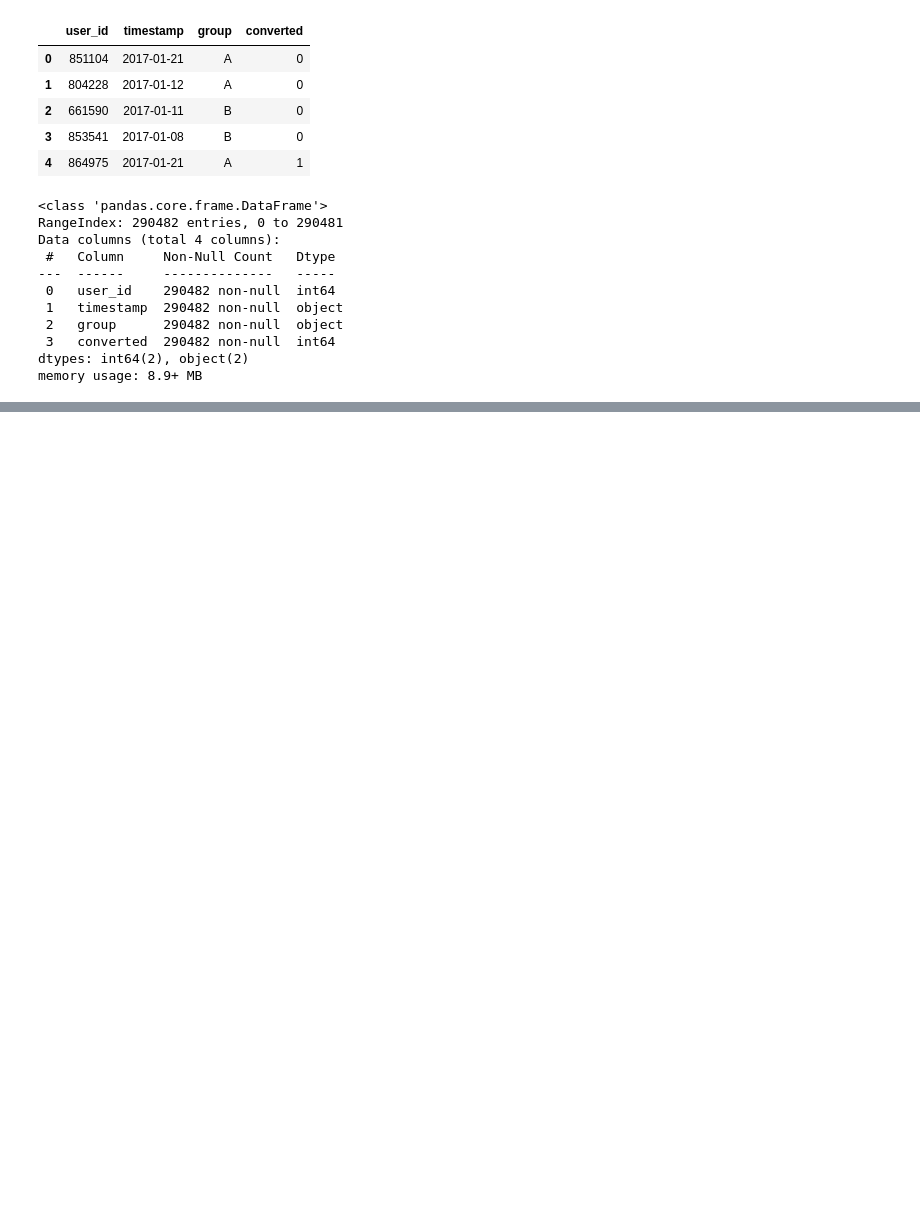
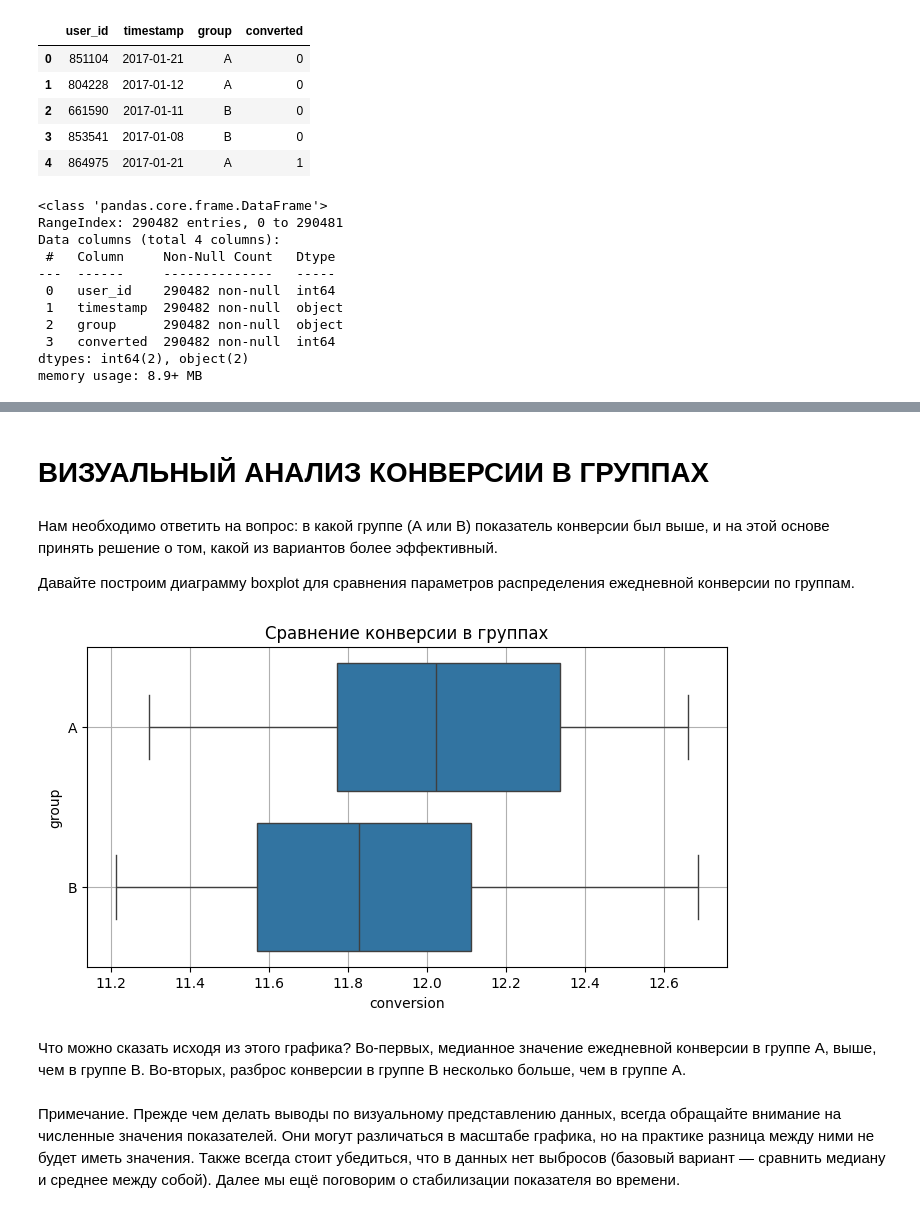
Before and after one commit to lastinm/ml_hw_notebooks, a Jupyter notebook: Модуль_4_AB_тестирование.ipynb, the cells around one changed output, grey strips where cells are left out. Cells and saved outputs as stored; diff of their text form; code cells hidden in the pictures; blank space fills up the shorter version.

```diff
--- a/Модуль_4_AB_тестирование.ipynb
+++ b/Модуль_4_AB_тестирование.ipynb
@@ -38,0 +47,6 @@ ab_data['timestamp'] = pd.to_datetime(ab_data['timestamp'], format='%Y-%m-%d')
+# %%
+daily_data = ab_data.groupby(['timestamp','group']).agg({
+    'user_id':'count',
+    'converted':'sum'
+}).reset_index().rename(columns={'user_id': 'users_count'})
+daily_data.head()
@@ -38,0 +68,7 @@ ab_data['timestamp'] = pd.to_datetime(ab_data['timestamp'], format='%Y-%m-%d')
+# %%
+# Функция для расчета конверсии
+def calculate_conversion(row):
+    return (row['converted'] / row['users_count']) * 100
+
+# Применяем функцию к каждой строке DataFrame
+daily_data['conversion'] = daily_data.apply(calculate_conversion, axis=1)
@@ -38,0 +91,23 @@ ab_data['timestamp'] = pd.to_datetime(ab_data['timestamp'], format='%Y-%m-%d')
+# %% [markdown]
+# ВИЗУАЛЬНЫЙ АНАЛИЗ КОНВЕРСИИ В ГРУППАХ
+# %% [markdown]
+Нам необходимо ответить на вопрос: в какой группе (А или B) показатель конверсии был выше, и на этой основе принять решение о том, какой из вариантов более эффективный.
+
+Давайте построим диаграмму boxplot для сравнения параметров распределения ежедневной конверсии по группам.
+# %%
+# создаём фигуру размером 8x4
+fig = plt.figure(figsize=(8, 4))
+# добавляем систему координат
+ax = fig.add_axes([0.1, 0.1, 0.8, 0.8])  # Создание осей в более подходящих пределах
+# строим boxplot для conversion по признаку group
+sns.boxplot(data=daily_data, x='conversion', y='group', ax=ax)
+# задаём подпись к графику
+ax.set_title('Сравнение конверсии в группах')
+# задаём отображение сетки
+ax.grid(True);
+# %% [output]
+[figure, added]
+# %% [markdown]
+Что можно сказать исходя из этого графика? Во-первых, медианное значение ежедневной конверсии в группе А, выше, чем в группе B. Во-вторых, разброс конверсии в группе B несколько больше, чем в группе A.
+# %% [markdown]
+Примечание. Прежде чем делать выводы по визуальному представлению данных, всегда обращайте внимание на численные значения показателей. Они могут различаться в масштабе графика, но на практике разница между ними не будет иметь значения. Также всегда стоит убедиться, что в данных нет выбросов (базовый вариант — сравнить медиану и среднее между собой). Далее мы ещё поговорим о стабилизации показателя во времени.
```
Also changed, not shown: parts of 8 cells of this notebook.
